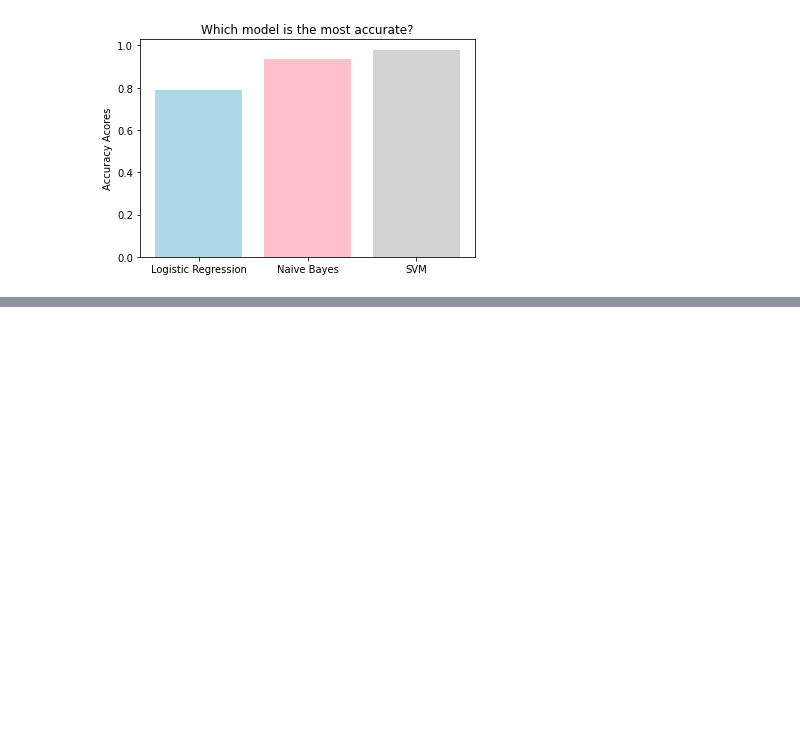
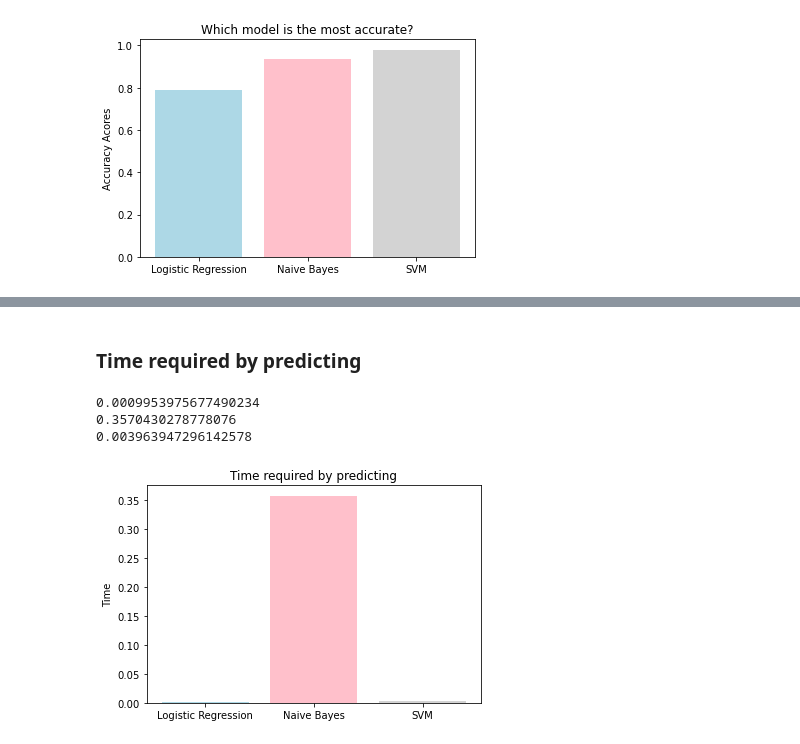
Before and after one commit to CKKKKKKKKK/Machine-Learning, a Jupyter notebook: Project/Project1/main.ipynb, the cells around one changed output, grey strips where cells are left out. Cells and saved outputs as stored; diff of their text form; code cells hidden in the pictures; blank space fills up the shorter version.

```diff
--- a/Project/Project1/main.ipynb
+++ b/Project/Project1/main.ipynb
@@ -505,21 +480,27 @@ train_end_time_3 = time()
 # %% [markdown]
 ### Test Logistic Regression Model
 # %%
+test_start_time_1 = time()
 accuracy_result_1 = logistic_regression.test(x_test.values, y_test.values)
+test_end_time_1 = time()
 print('Accuracy of Logistic Regression Model: {:.2f}' .format(accuracy_result_1))
 # %% [output]
 Accuracy of Logistic Regression Model: 0.79
 # %% [markdown]
 ### Test Naive Bayes Model
 # %%
+test_start_time_2 = time()
 accuracy_result_2 = naive_bayes.test(x_test, y_test)
+test_end_time_2 = time()
 print('Accuracy of Naive Bayes Model: {:.2f}' .format(accuracy_result_2))
 # %% [output]
 Accuracy of Naive Bayes Model: 0.94
 # %% [markdown]
 ### Test SVM Model
 # %%
+test_start_time_3 = time()
 accuracy_result_3 = clf.score(x_test.values, y_test.values)
+test_end_time_3 = time()
 print('Accuracy of SVM Model: {:.2f}' .format(accuracy_result_3))
 # %% [output]
 Accuracy of SVM Model: 0.98
@@ -559,0 +541,20 @@ plt.show()
+# %% [markdown]
+### Time required by predicting
+# %%
+test_time_1 = test_end_time_1 - test_start_time_1
+test_time_2 = test_end_time_2 - test_start_time_2
+test_time_3 = test_end_time_3 - test_start_time_3
+print(test_time_1)
+print(test_time_2)
+print(test_time_3)
+test_time = [test_time_1, test_time_2, test_time_3]
+
+plt.bar(models, test_time, color=['lightblue', 'pink', 'lightgrey', 'cyan'])
+plt.ylabel("Time")
+plt.title("Time required by predicting")
+plt.show()
+# %% [output]
+0.0009953975677490234
+0.3570430278778076
+0.003963947296142578
+[figure, added]
```
Also changed, not shown: parts of 13 cells of this notebook.
